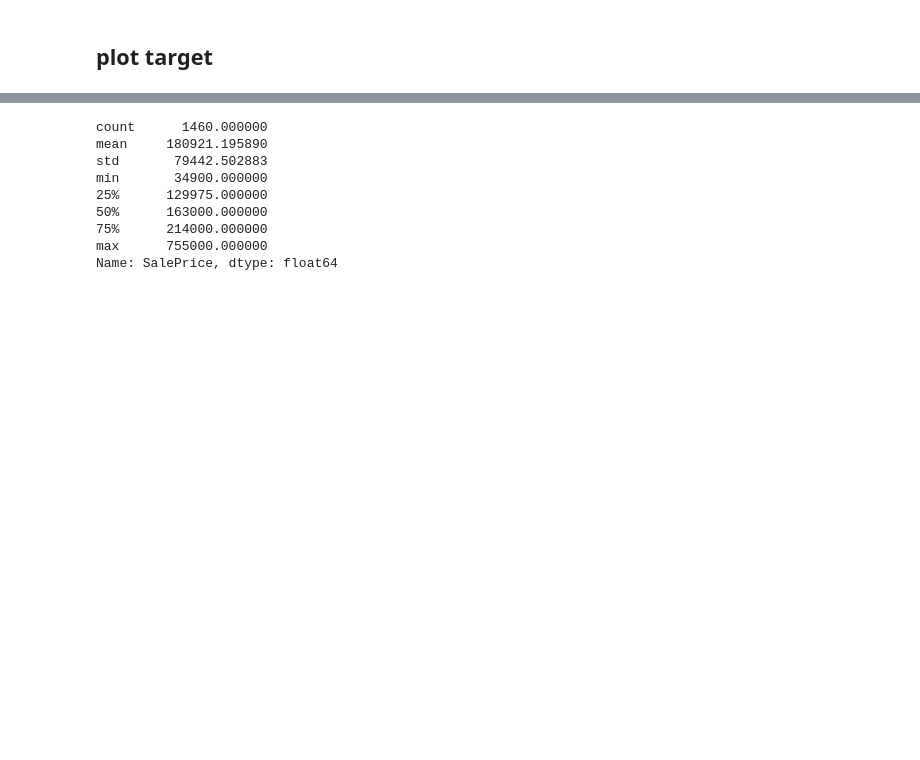
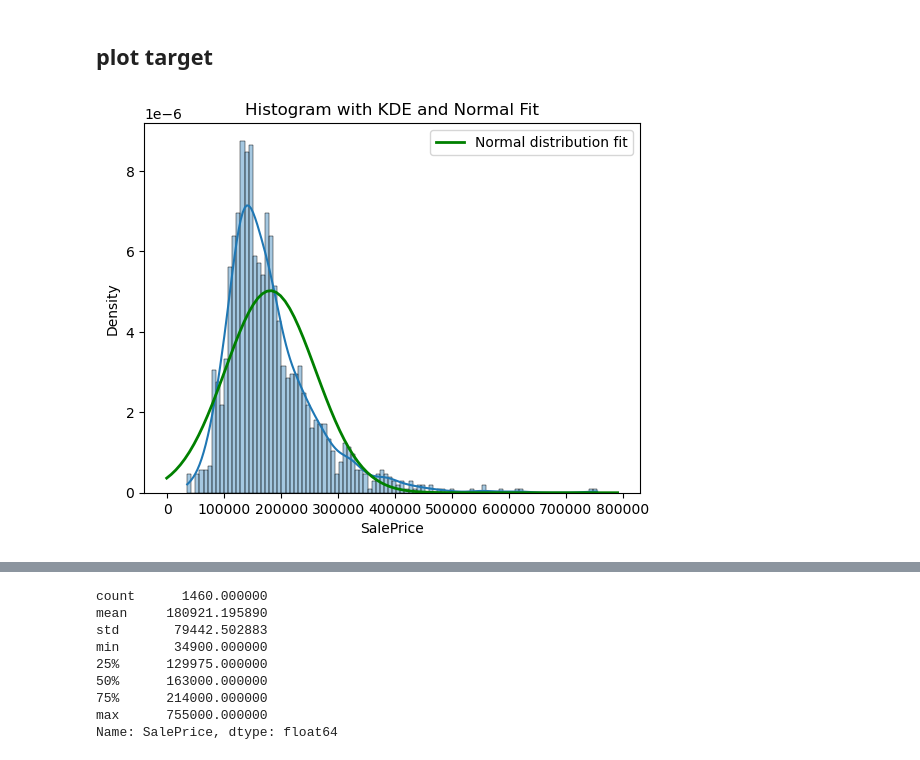
Before and after one commit to kangyetian/housing, a Jupyter notebook: trial2.ipynb, the cells around one changed output, grey strips where cells are left out. Drawn from its saved outputs; the diff is of its cells as text; code cells hidden in the pictures; blank space fills up the shorter version.

```diff
--- a/trial2.ipynb
+++ b/trial2.ipynb
@@ -68,3 +68,24 @@ dtypes: float64(3), int64(34), object(43)
 memory usage: 923.9+ KB
 # %% [markdown]
 ## plot target
+# %%
+from scipy.stats import norm
+
+def hist_plot(series):
+    # histogram with kde
+    sns.histplot(series, bins=100, kde=True, stat="density", alpha=0.4)
+
+    # normal
+    xmin, xmax = plt.xlim()
+    x = np.linspace(xmin, xmax, 100)
+    p = norm.pdf(x, loc=np.mean(series), scale=np.std(series))
+
+    plt.plot(x, p, 'g', linewidth=2, label='Normal distribution fit')
+
+    plt.legend()
+    plt.title("Histogram with KDE and Normal Fit")
+    plt.show()
+# %%
+hist_plot(train['SalePrice'])
+# %% [output]
+[figure, added]
```
Also changed, not shown: parts of 66 cells of this notebook.
